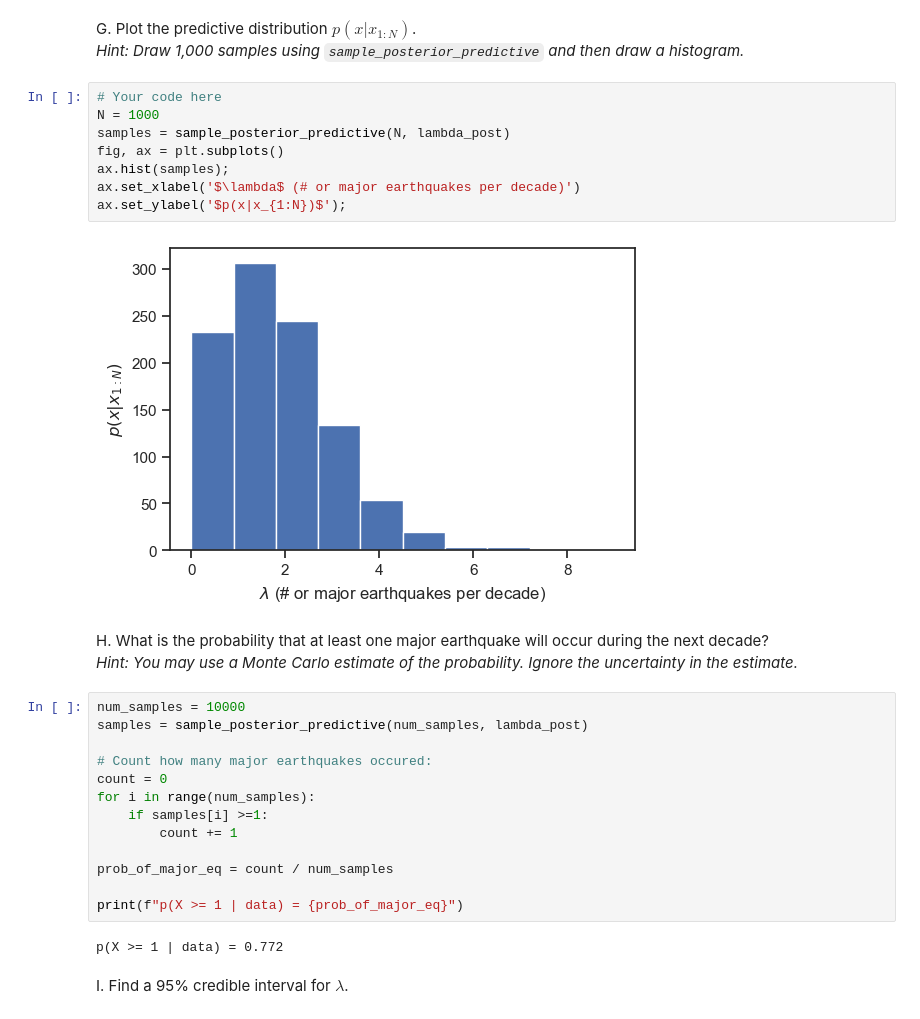
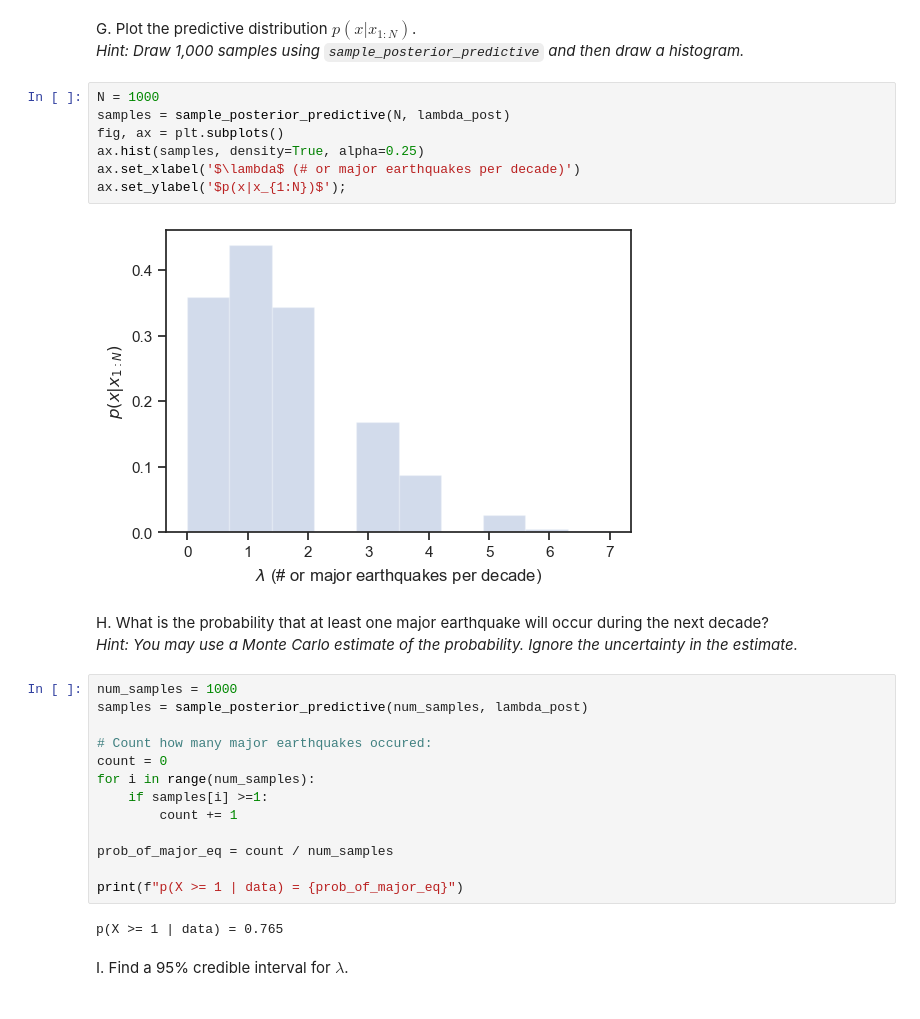
Before and after one commit to flavio-nardi/data-analytics-se, a Jupyter notebook: lecturebook/homework/homework-03.ipynb, the cells around one changed output. Cells and saved outputs as stored; diff of their text form.

```diff
--- a/lecturebook/homework/homework-03.ipynb
+++ b/lecturebook/homework/homework-03.ipynb
@@ -686,21 +688,20 @@ G. Plot the predictive distribution $p(x|x_{1:N})$.
 <br>
 *Hint: Draw 1,000 samples using `sample_posterior_predictive` and then draw a histogram.*
 # %%
-# Your code here
 N = 1000
 samples = sample_posterior_predictive(N, lambda_post)
 fig, ax = plt.subplots()
-ax.hist(samples);
+ax.hist(samples, density=True, alpha=0.25)
 ax.set_xlabel('$\lambda$ (# or major earthquakes per decade)')
 ax.set_ylabel('$p(x|x_{1:N})$');
 # %% [output]
-[figure, old version]
+[figure, new version]
 # %% [markdown]
 H. What is the probability that at least one major earthquake will occur during the next decade?
 <br>
 *Hint: You may use a Monte Carlo estimate of the probability. Ignore the uncertainty in the estimate.*
 # %%
-num_samples = 10000
+num_samples = 1000
 samples = sample_posterior_predictive(num_samples, lambda_post)
 
 # Count how many major earthquakes occured:
@@ -713,7 +714,7 @@ prob_of_major_eq = count / num_samples
 
 print(f"p(X >= 1 | data) = {prob_of_major_eq}")
 # %% [output]
-p(X >= 1 | data) = 0.772
+p(X >= 1 | data) = 0.765
 # %% [markdown]
 I. Find a 95\% credible interval for $\lambda$.
 # %%
```
Also changed, not shown: parts of 16 cells of this notebook.
